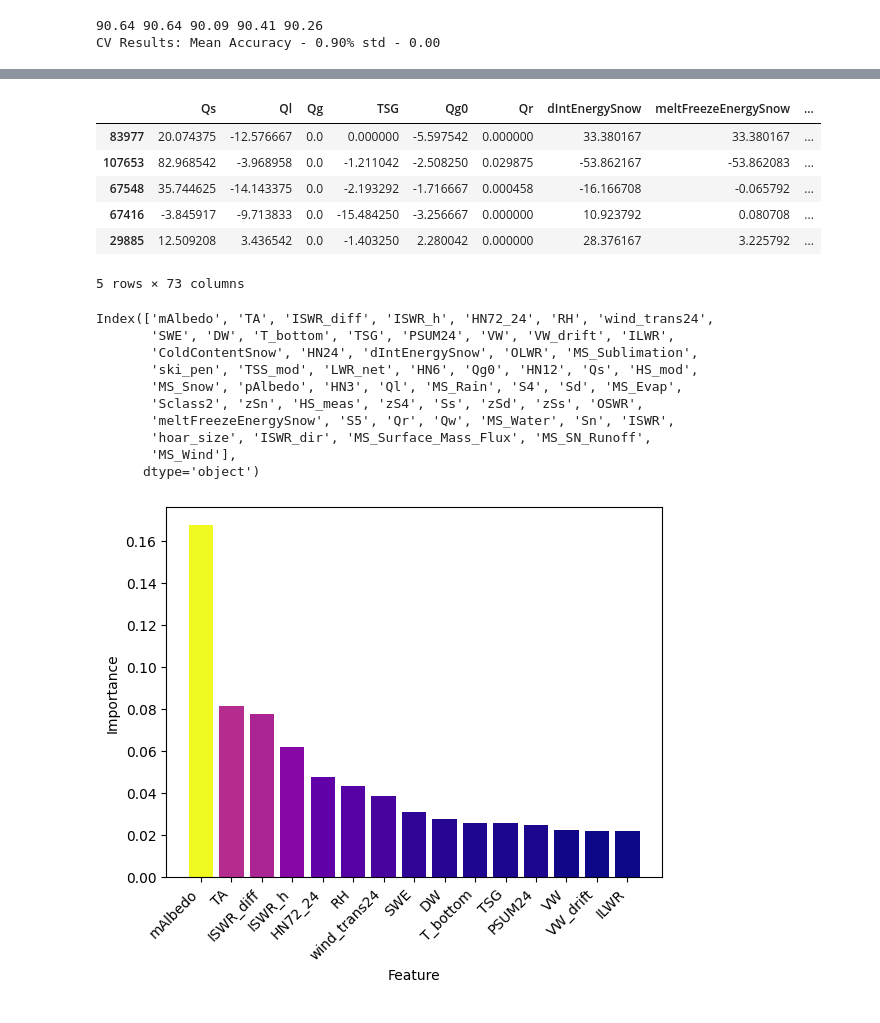
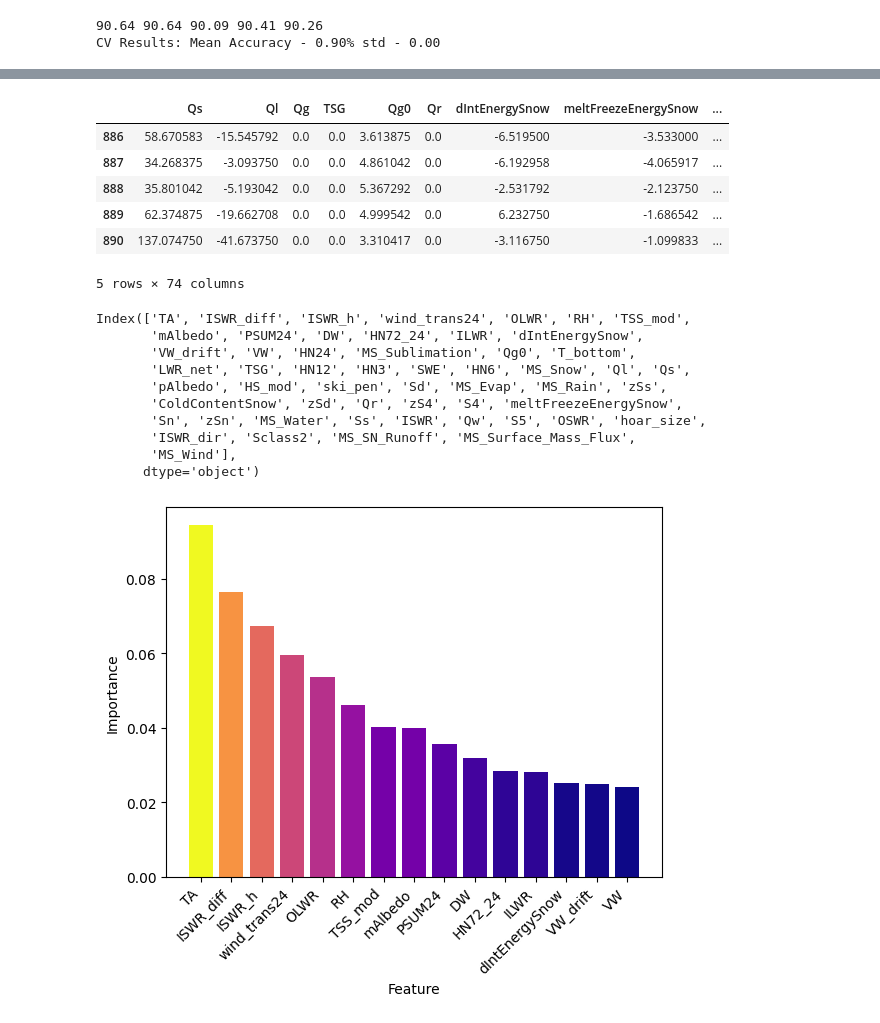
Before and after one commit to CanFam23/avy-forecasting, a Jupyter notebook: notebooks/model/forest.ipynb, the cells around one changed output, grey strips where cells are left out. Saved outputs shown, nothing was run; the diff lists cells and outputs as text; code cells hidden in the pictures.

```diff
--- a/notebooks/model/forest.ipynb
+++ b/notebooks/model/forest.ipynb
@@ -34,8 +34,9 @@ seed = 42
 #     dff0 = pd.concat([dff0, df])
 # print(dff0.shape)
 
-dff0 = pd.read_csv("../../data/training_combined/training_combined_3.csv")
-# dff0 = dff0[dff0['slope_angle'] > 0] # Removing flat slopes increases accuracy by about 6 percent
+dff0 = pd.read_csv("../../data/training_combined/training_combined_5.csv")
+dff0['date'] = pd.to_datetime(dff0['date'])
+dff0 = dff0[dff0['slope_angle'] > 0] # Removing flat slopes increases accuracy by about 6 percent
 
 danger_levels = pd.read_csv("../../../data/FAC/FAC_Danger_rating_zone_elv.csv")
 danger_levels['date'] = pd.to_datetime(danger_levels['date'])
@@ -51,10 +52,20 @@ exclude_cols = ['date','id_x','slope_azi', 'danger_level','altitude','slope_angl
 #     change_danger=True,
 #     exclude_cols=['date','id','id_x','slope_azi', 'danger_level','altitude','slope_angle','forecast_zone_id','elevation_band','lat', 'lon', 'zone_name', 'geometry'])
 
-X = dff0.loc[:, ~dff0.columns.isin(exclude_cols)].copy(deep=True)
-y = dff0['danger_level']
+# X = dff0.loc[:, ~dff0.columns.isin(exclude_cols)].copy(deep=True)
+# y = dff0['danger_level']
+# excluded_cols = dff0.loc[:, dff0.columns.isin(exclude_cols)].copy(deep=True)
 
-X_train, X_test, y_train, y_test = train_test_split(X,y, test_size=0.3, random_state=seed)
+# X_train, X_test, y_train, y_test = train_test_split(X,y, test_size=0.3, random_state=seed, stratify=y)
+
+train_set = dff0[dff0['date'] < pd.Timestamp(year=2024, month=10, day=1)]
+test_set = dff0[dff0['date'] >= pd.Timestamp(year=2024, month=10, day=1)]
+
+X_train = train_set.loc[:, ~train_set.columns.isin(exclude_cols)].copy()
+X_test  = test_set.loc[:, ~test_set.columns.isin(exclude_cols)].copy()
+
+y_train = train_set['danger_level']
+y_test = test_set['danger_level']
 # %%
 # Params found from tuning
 # {'class_weight': 'balanced',
@@ -66,16 +77,13 @@ X_train, X_test, y_train, y_test = train_test_split(X,y, test_size=0.3, random_s
 
 
 rf = RandomForestClassifier(random_state=seed, n_jobs=-1,
-                            max_depth=50,
+                            max_depth=20,
                             max_features=0.5,
                             min_samples_leaf=4,
                             min_samples_split=20,
                             n_estimators=500,
                             class_weight='balanced'
                            )
-
-# with open("../../data/models/best_model_3.pkl", "rb") as file:
-#     rf = pickle.load(file)
 # %%
 cv = cross_val_score(rf, X_train,y_train,cv=5,n_jobs=-1)
 # %%
@@ -124,29 +162,29 @@ weighted avg       0.93      0.93      0.93     33321
 # %%
 # dff0[exclude_cols].iloc[X_test.index]
 # test_data = pd.concat([X_test,dff0[exclude_cols].loc[X_test.index]],axis=1)
-test_data = pd.concat([X_test,excluded_cols.iloc[X_test.index]],axis=1)
+test_data = pd.concat([X_test,excluded_cols.loc[X_test.index]],axis=1)
 test_data['predicted'] = y_pred
 test_data.head()
 # %% [output]
 |  | Qs | Ql | Qg | TSG | Qg0 | Qr | dIntEnergySnow | meltFreezeEnergySnow | ... |
-| 83977 | 20.074375 | -12.576667 | 0.0 | 0.000000 | -5.597542 | 0.000000 | 33.380167 | 33.380167 | ... |
-| 107653 | 82.968542 | -3.968958 | 0.0 | -1.211042 | -2.508250 | 0.029875 | -53.862167 | -53.862083 | ... |
-| 67548 | 35.744625 | -14.143375 | 0.0 | -2.193292 | -1.716667 | 0.000458 | -16.166708 | -0.065792 | ... |
-| 67416 | -3.845917 | -9.713833 | 0.0 | -15.484250 | -3.256667 | 0.000000 | 10.923792 | 0.080708 | ... |
-| 29885 | 12.509208 | 3.436542 | 0.0 | -1.403250 | 2.280042 | 0.000000 | 28.376167 | 3.225792 | ... |
+| 886 | 58.670583 | -15.545792 | 0.0 | 0.0 | 3.613875 | 0.0 | -6.519500 | -3.533000 | ... |
+| 887 | 34.268375 | -3.093750 | 0.0 | 0.0 | 4.861042 | 0.0 | -6.192958 | -4.065917 | ... |
+| 888 | 35.801042 | -5.193042 | 0.0 | 0.0 | 5.367292 | 0.0 | -2.531792 | -2.123750 | ... |
+| 889 | 62.374875 | -19.662708 | 0.0 | 0.0 | 4.999542 | 0.0 | 6.232750 | -1.686542 | ... |
+| 890 | 137.074750 | -41.673750 | 0.0 | 0.0 | 3.310417 | 0.0 | -3.116750 | -1.099833 | ... |
-5 rows × 73 columns
+5 rows × 74 columns
 # %%
 feature_importances = pd.DataFrame(rf.feature_importances_,index = rf.feature_names_in_, columns=["importance"]).sort_values(by="importance", ascending=False)
 print(feature_importances[feature_importances['importance'] > 0].index)
 # %% [output]
-Index(['mAlbedo', 'TA', 'ISWR_diff', 'ISWR_h', 'HN72_24', 'RH', 'wind_trans24',
-       'SWE', 'DW', 'T_bottom', 'TSG', 'PSUM24', 'VW', 'VW_drift', 'ILWR',
-       'ColdContentSnow', 'HN24', 'dIntEnergySnow', 'OLWR', 'MS_Sublimation',
-       'ski_pen', 'TSS_mod', 'LWR_net', 'HN6', 'Qg0', 'HN12', 'Qs', 'HS_mod',
-       'MS_Snow', 'pAlbedo', 'HN3', 'Ql', 'MS_Rain', 'S4', 'Sd', 'MS_Evap',
-       'Sclass2', 'zSn', 'HS_meas', 'zS4', 'Ss', 'zSd', 'zSs', 'OSWR',
-       'meltFreezeEnergySnow', 'S5', 'Qr', 'Qw', 'MS_Water', 'Sn', 'ISWR',
-       'hoar_size', 'ISWR_dir', 'MS_Surface_Mass_Flux', 'MS_SN_Runoff',
+Index(['TA', 'ISWR_diff', 'ISWR_h', 'wind_trans24', 'OLWR', 'RH', 'TSS_mod',
+       'mAlbedo', 'PSUM24', 'DW', 'HN72_24', 'ILWR', 'dIntEnergySnow',
+       'VW_drift', 'VW', 'HN24', 'MS_Sublimation', 'Qg0', 'T_bottom',
+       'LWR_net', 'TSG', 'HN12', 'HN3', 'SWE', 'HN6', 'MS_Snow', 'Ql', 'Qs',
+       'pAlbedo', 'HS_mod', 'ski_pen', 'Sd', 'MS_Evap', 'MS_Rain', 'zSs',
+       'ColdContentSnow', 'zSd', 'Qr', 'zS4', 'S4', 'meltFreezeEnergySnow',
+       'Sn', 'zSn', 'MS_Water', 'Ss', 'ISWR', 'Qw', 'S5', 'OSWR', 'hoar_size',
+       'ISWR_dir', 'Sclass2', 'MS_SN_Runoff', 'MS_Surface_Mass_Flux',
        'MS_Wind'],
       dtype='object')
 # %%
@@ -171,6 +209,6 @@ plt.ylabel("Importance")
 plt.xlabel("Feature")
 plt.show()
 # %% [output]
-[figure, old version]
+[figure, new version]
 # %%
 
```
Also changed, not shown: parts of 5 cells of this notebook.
